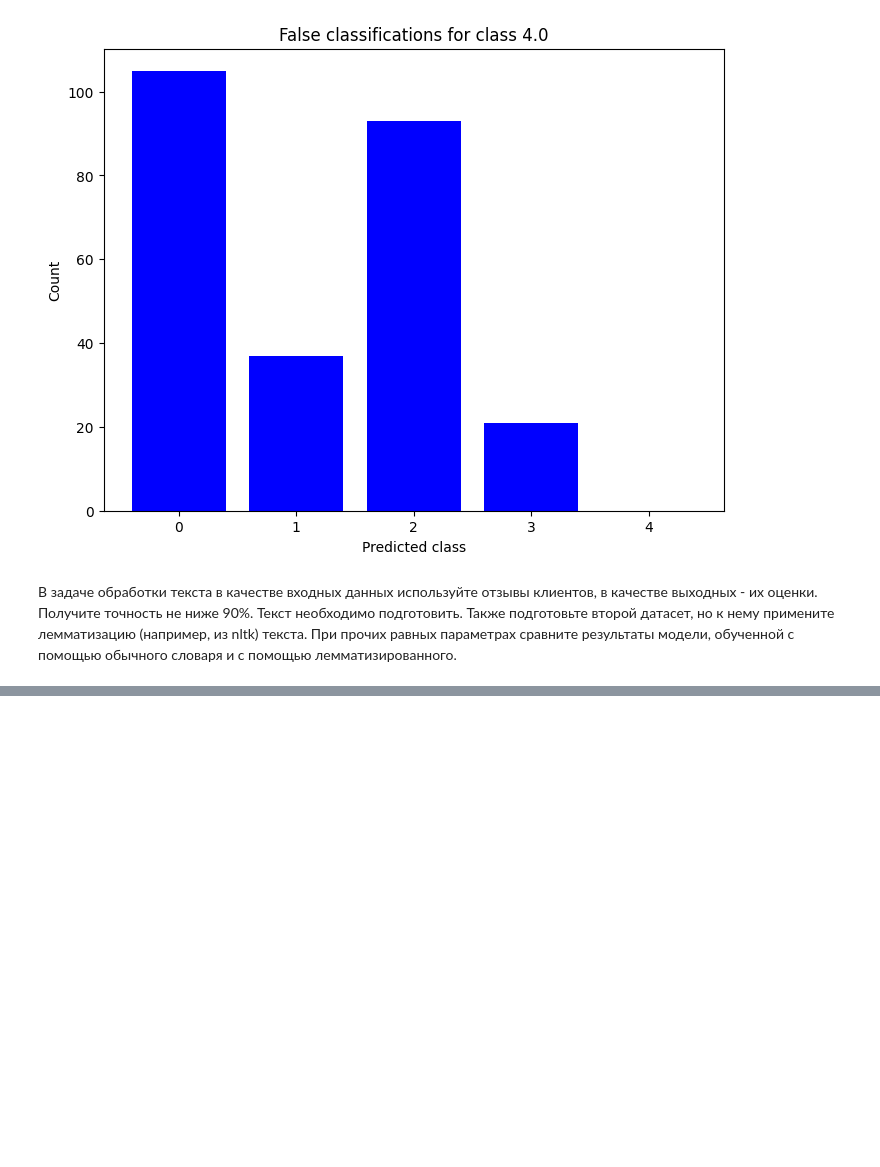
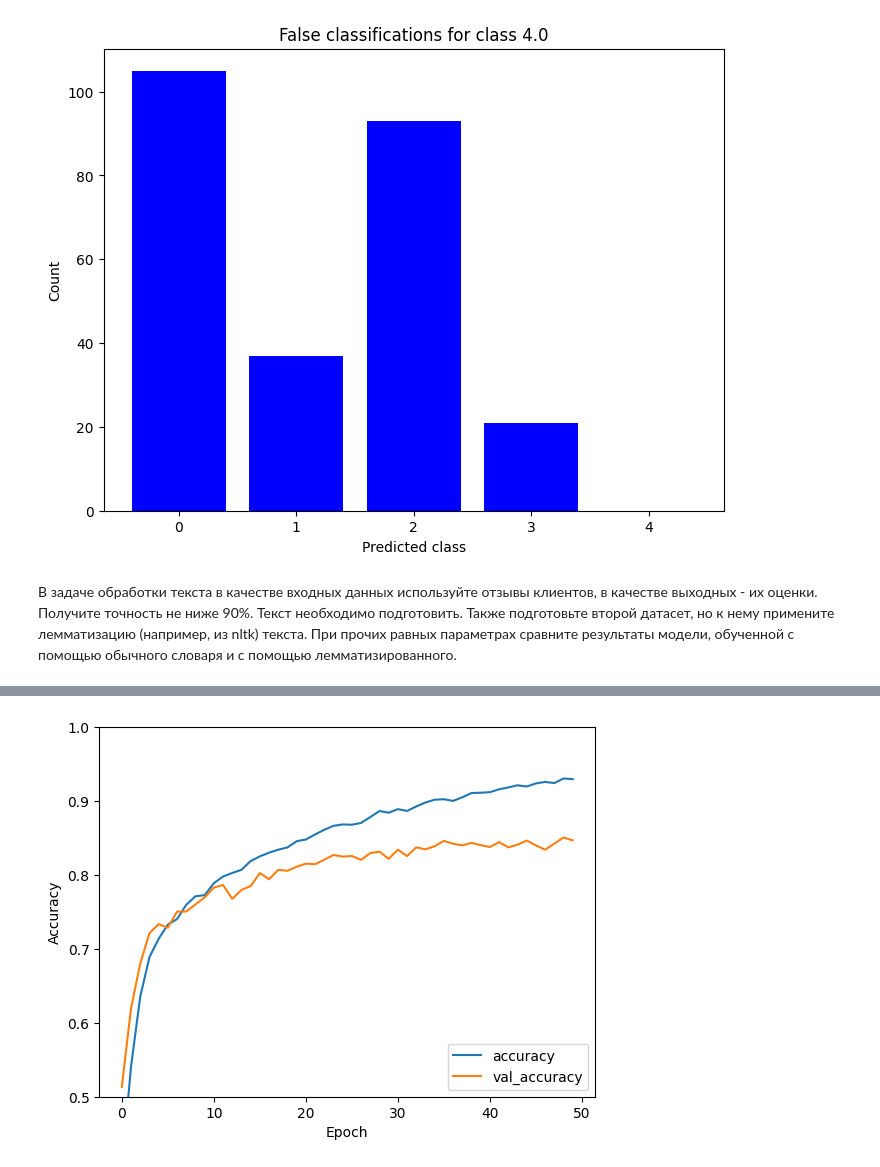
Before and after one commit to BZ6/PINDeepLearning, a Jupyter notebook: Лабораторная_работа_№3.ipynb, the cells around one changed output, grey strips where cells are left out. Drawn from its saved outputs; the diff is of its cells as text; code cells hidden in the pictures; blank space fills up the shorter version.

```diff
--- a/Лабораторная_работа_№3.ipynb
+++ b/Лабораторная_работа_№3.ipynb
@@ -246,0 +295,5 @@ plot_histograms(y_test.values.astype(int), y_pred_classes, class_labels)
+# %%
+df = df.dropna(subset=['reviews.rating'])
+df = df.astype({"reviews.rating": 'int', "reviews.text": 'str'})
+
+df['reviews.rating'] = df['reviews.rating'] - 1
@@ -246,0 +335,3 @@ plot_histograms(y_test.values.astype(int), y_pred_classes, class_labels)
+# %%
+texts = train_df["reviews.text"]
+ratings = train_df["reviews.rating"]
@@ -246,0 +377,33 @@ plot_histograms(y_test.values.astype(int), y_pred_classes, class_labels)
+# %%
+X_train_reg, X_test_reg, y_train_reg, y_test_reg = train_test_split(X_reg, ratings, test_size=0.2, stratify=ratings, random_state=42)
+X_train_lem, X_test_lem, y_train_lem, y_test_lem = train_test_split(X_lem, ratings, test_size=0.2, stratify=ratings, random_state=42)
+
+embeddings_index = {}
+with open('glove.6B/glove.6B.100d.txt', encoding='utf-8') as f:
+    for line in f:
+        values = line.split()
+        word = values[0]
+        coefs = np.asarray(values[1:], dtype='float32')
+        embeddings_index[word] = coefs
+
+embedding_dim = 100
+word_index = tokenizer.word_index
+embedding_matrix = np.zeros((len(word_index) + 1, embedding_dim))
+for word, i in word_index.items():
+    embedding_vector = embeddings_index.get(word)
+    if embedding_vector is not None:
+        embedding_matrix[i] = embedding_vector
+# %%
+model_reg = Sequential([
+    Embedding(len(word_index) + 1, embedding_dim, weights=[embedding_matrix], trainable=False),
+    LSTM(64, return_sequences=True),
+    Dropout(0.3),
+    LSTM(32),
+    Dropout(0.2),
+    Dense(64, activation='relu'),
+    Dense(5, activation='softmax')
+])
+
+model_reg.compile(optimizer='adam', loss='sparse_categorical_crossentropy', metrics=['accuracy'])
+
+history_reg = model_reg.fit(X_train_reg, y_train_reg, epochs=50, batch_size=64, validation_split=0.2)
@@ -246,0 +428,4 @@ plot_histograms(y_test.values.astype(int), y_pred_classes, class_labels)
+# %%
+show_history(history_reg)
+# %% [output]
+[figure, added]
```
Also changed, not shown: parts of 24 cells of this notebook.
